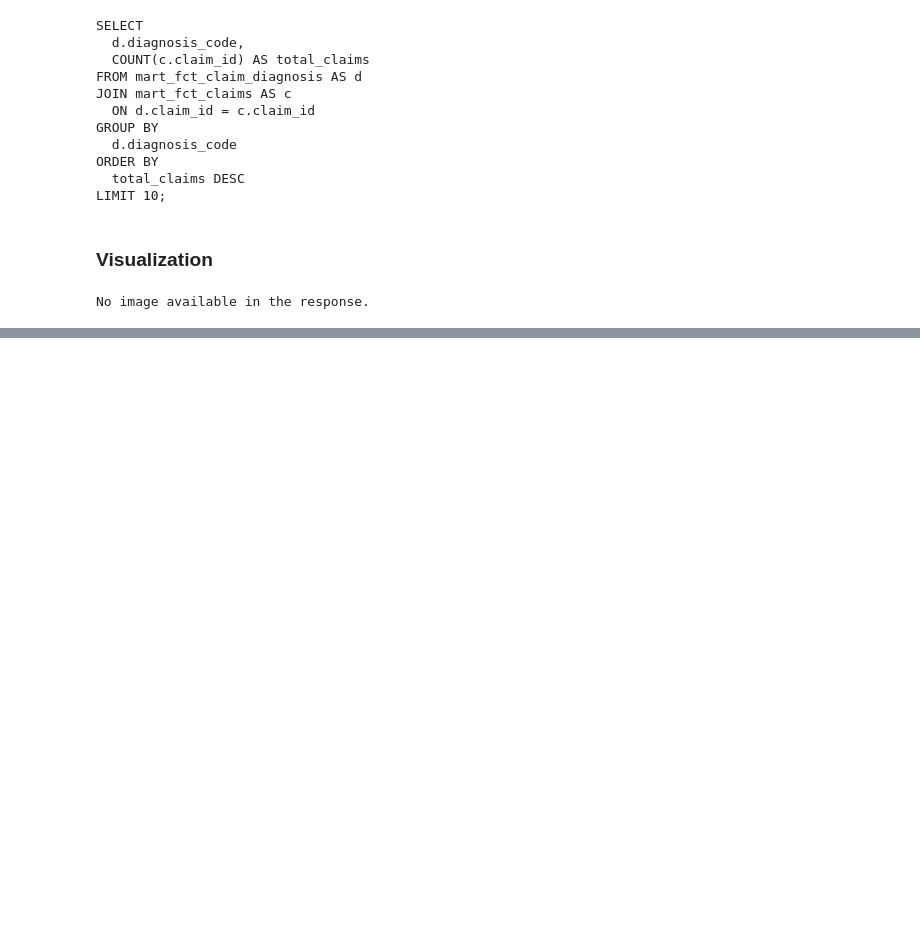
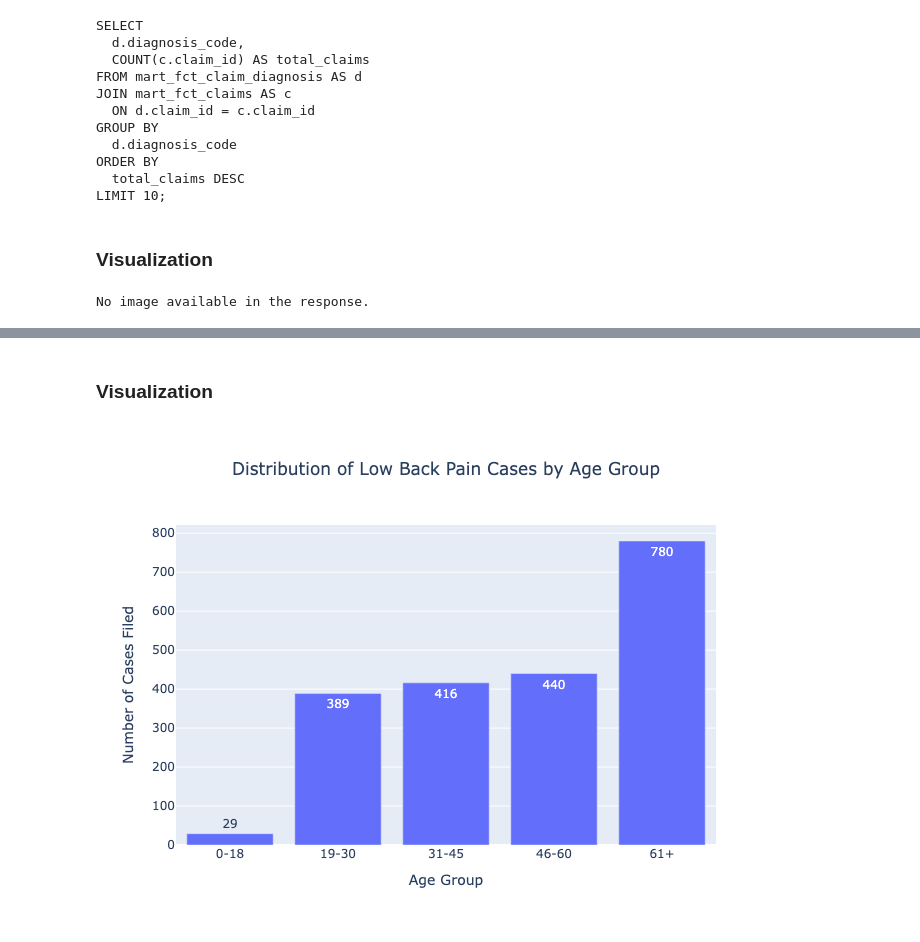
Before and after one commit to jadm333/sofia_data_eng_challenge, a Jupyter notebook: ask_claims_assistant/examples.ipynb, the cells around one changed output, grey strips where cells are left out. Cells and saved outputs as stored; diff of their text form; code cells hidden in the pictures; blank space fills up the shorter version.

```diff
--- a/ask_claims_assistant/examples.ipynb
+++ b/ask_claims_assistant/examples.ipynb
@@ -332,0 +335,3 @@ No image available in the response.
+# %%
+question = "What is the distribution of Low back pain were filed, by group age"
+response = ask_claims_mini_assistant(question)
@@ -332,0 +387,6 @@ No image available in the response.
+# %% [markdown]
+### Visualization
+# %%
+print_image(response)
+# %% [output]
+[figure, added]
```
Also changed, not shown: parts of 6 cells of this notebook, 1 other file.
